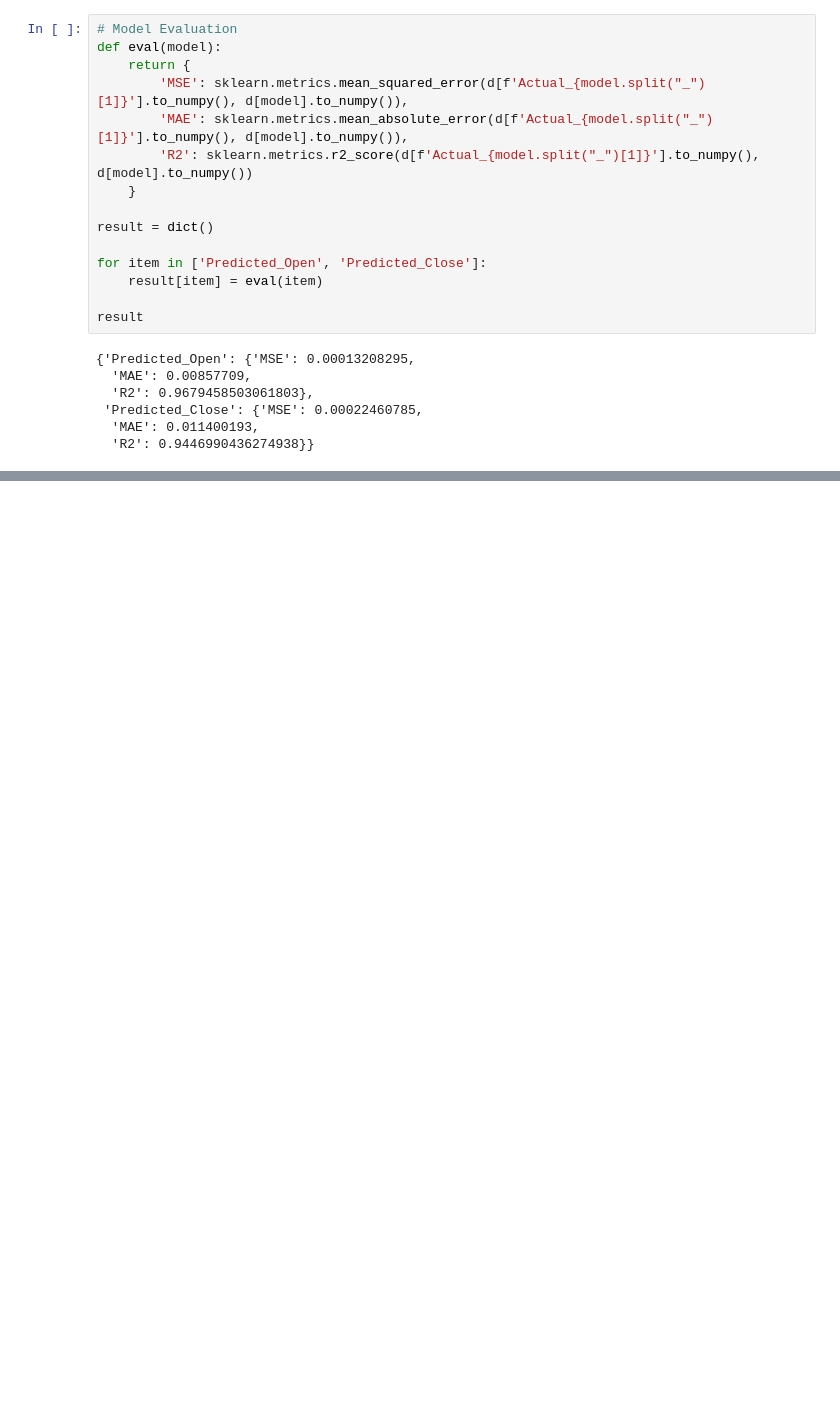
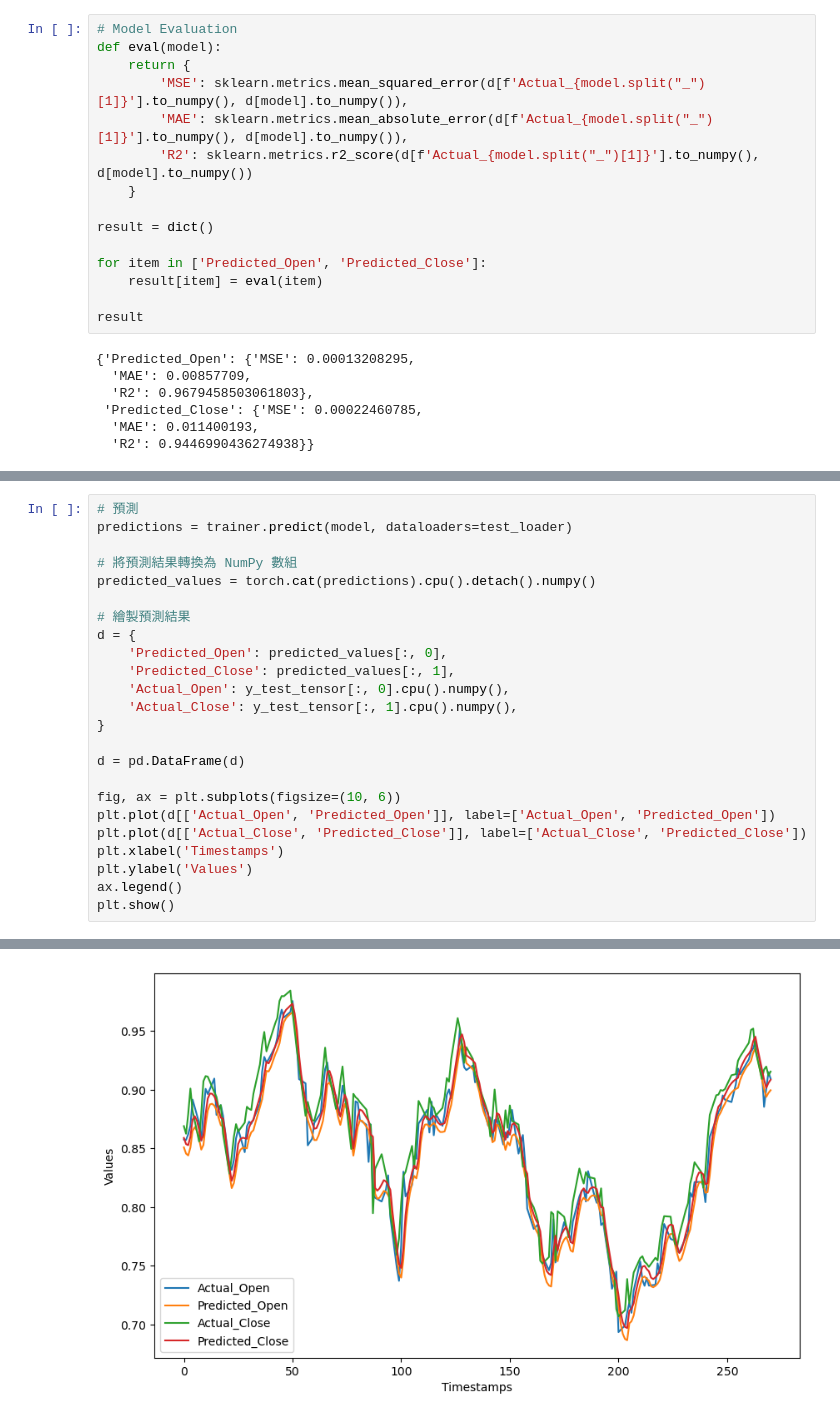
Before and after one commit to rd8312/time_series, a Jupyter notebook: multivariate_ts.ipynb, the cells around one changed output, grey strips where cells are left out. Drawn from its saved outputs; the diff is of its cells as text; blank space fills up the shorter version.

```diff
--- a/multivariate_ts.ipynb
+++ b/multivariate_ts.ipynb
@@ -502,0 +744,25 @@ result
+# %%
+# 預測
+predictions = trainer.predict(model, dataloaders=test_loader)
+
+# 將預測結果轉換為 NumPy 數組
+predicted_values = torch.cat(predictions).cpu().detach().numpy()
+
+# 繪製預測結果
+d = {
+    'Predicted_Open': predicted_values[:, 0],
+    'Predicted_Close': predicted_values[:, 1],
+    'Actual_Open': y_test_tensor[:, 0].cpu().numpy(),
+    'Actual_Close': y_test_tensor[:, 1].cpu().numpy(),
+}
+
+d = pd.DataFrame(d)
+
+fig, ax = plt.subplots(figsize=(10, 6))
+plt.plot(d[['Actual_Open', 'Predicted_Open']], label=['Actual_Open', 'Predicted_Open'])
+plt.plot(d[['Actual_Close', 'Predicted_Close']], label=['Actual_Close', 'Predicted_Close'])
+plt.xlabel('Timestamps')
+plt.ylabel('Values')
+ax.legend()
+plt.show()
+# %% [output]
@@ -502,0 +771 @@ result
+[figure, added]
```
Also changed, not shown: parts of 20 cells of this notebook.
